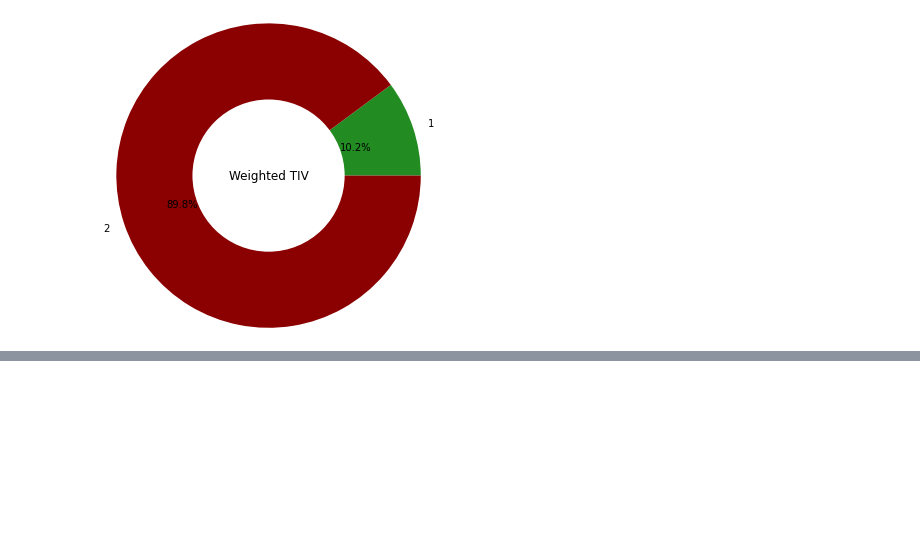
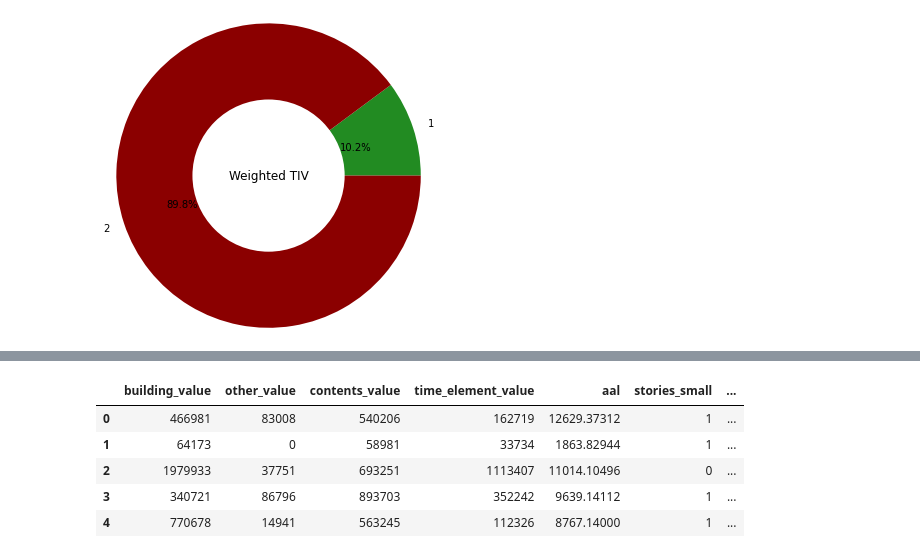
Before and after one commit to kevinmiguel97/Winter-storm-risk-evaluation, a Jupyter notebook: locations_analysis.ipynb, the cells around one changed output, grey strips where cells are left out. Cells and saved outputs as stored; diff of their text form; code cells hidden in the pictures; blank space fills up the shorter version.

```diff
--- a/locations_analysis.ipynb
+++ b/locations_analysis.ipynb
@@ -501,0 +545,9 @@ Text(0.5, 0.45, 'Weighted TIV')
+# %%
+df_reg.head()
+# %% [output]
+|  | building_value | other_value | contents_value | time_element_value | aal | stories_small | ... |
+| 0 | 466981 | 83008 | 540206 | 162719 | 12629.37312 | 1 | ... |
+| 1 | 64173 | 0 | 58981 | 33734 | 1863.82944 | 1 | ... |
+| 2 | 1979933 | 37751 | 693251 | 1113407 | 11014.10496 | 0 | ... |
+| 3 | 340721 | 86796 | 893703 | 352242 | 9639.14112 | 1 | ... |
+| 4 | 770678 | 14941 | 563245 | 112326 | 8767.14000 | 1 | ... |
```
Also changed, not shown: parts of 20 cells of this notebook.
